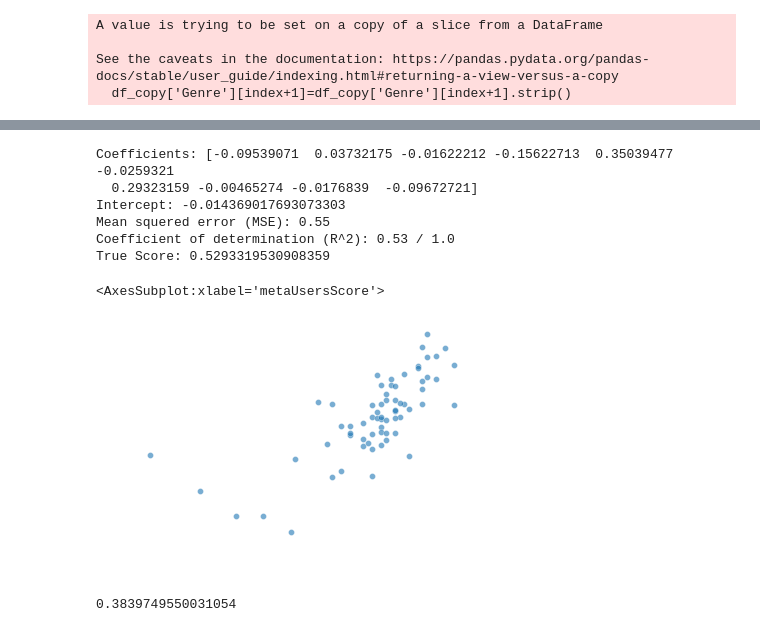
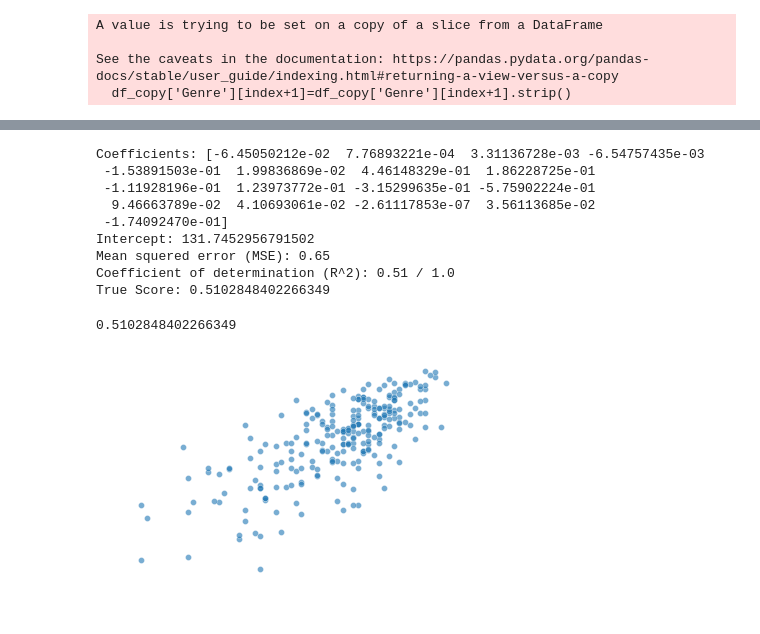
Before and after one commit to liorspidy/GamesGrade.Project, a Jupyter notebook: project.ipynb, the cells around one changed output, grey strips where cells are left out. Saved outputs shown, nothing was run; the diff lists cells and outputs as text; code cells hidden in the pictures.

```diff
--- a/project.ipynb
+++ b/project.ipynb
@@ -130,9 +203,5 @@ for pub in game_storage:
 # %%
-#creating the df:
-df=pd.DataFrame({'GameTitles':game_title , 'ReleaseYear':game_release_date , 'Price':game_price ,'Developer':clean_game_developers,
-                 'Publisher':clean_game_details , 'Genre':clean_game_details,'Franchise': clean_game_details,
-                 'Storage(GB)':clean_game_storage , 'SteamPositivePrecent':game_review , 'SteamUserReviews':game_review ,'Metascore':clean_game_metascore})
-df.index+=1
+df = pd.read_csv('rowDF.csv')
 
 #creating clean by word function:
 def clean_by_word(df_column , fromWord ,toWord , addons_list):
@@ -308,10 +376,15 @@ See the caveats in the documentation: https://pandas.pydata.org/pandas-docs/stab
 # %%
 #clean ReleaseYear:
+
 for index,x in enumerate(df['ReleaseYear']):
     counter = len(x)
     df['ReleaseYear'][index+1] = df['ReleaseYear'][index+1][counter-4:].strip()
     if df['ReleaseYear'][index+1] == '':
         df['ReleaseYear'][index+1] = 0
+    try:
+        n = int(df['ReleaseYear'][index+1])
+    except:
+        df['ReleaseYear'][index+1] = 0
 
 df['ReleaseYear'] = df['ReleaseYear'].astype(int)
 # %% [output]
@@ -492,0 +643,17 @@ df_copy.corr(method ='pearson')
+# %%
+#importimg the merged df:
+
+df_copy = pd.read_csv('mergedDF.csv')
+df_copy = df_copy.drop(columns=['Unnamed: 0'])
+df_copy.index+=1
+# %%
+#creating the num of labels column:
+
+df_copy['numOfLabels'] = 0
+
+count =0
+for x,v in enumerate(df_copy['SinglePlayer']):
+    count = df_copy['SinglePlayer'][x+1] + df_copy['onlineCo-op'][x+1] + df_copy['lanCo-op'][x+1] + df_copy['onlinePVP'][x+1] + df_copy['FullControllerSupport'] + df_copy['partialControllerSupport'][x+1] + df_copy['inAppPurchases'][x+1] + df_copy['MMO'][x+1] + df_copy['sharedSplitScreenPVP'][x+1]
+    df_copy['numOfLabels'][x+1] = count.values[0]
+    count = 0
+df_copy
@@ -640,46 +791,43 @@ memory usage: 26.1+ KB
 # %%
 final_df = df_copy.copy(deep=True)
-final_df = final_df.drop(columns=['GameTitles','Developer','Publisher','Franchise'])
+final_df = final_df.drop(columns=['GameTitles','Publisher','Developer','Franchise'])
 le=LabelEncoder()
 final_df['Genre'] = le.fit_transform(final_df['Genre'])
 #----------------------------------
 #normalizinig the new df:
 normalized_df=(final_df-final_df.mean())/final_df.std()
-normalized_df
 
 #fixing the final score:
-normalized_df['critic_users_ratio']=normalized_df['metaUsersScore']/normalized_df['Metascore']
-normalized_df['metaUsersScore_Storage_ratio']=normalized_df['metaUsersScore']/normalized_df['Storage(GB)']
-normalized_df['metaUsersScore_Genre_ratio']=normalized_df['metaUsersScore']/normalized_df['Genre']
+#final_df['metaUsersScore_Metascore_ratio']=final_df['numOfLabels']/final_df['SteamUserReviews']
 
 #creating the prediction:
-x_df = normalized_df.drop(columns=['metaUsersScore'])
-y_df = normalized_df['metaUsersScore']
+x_df = final_df.drop(columns=['metaUsersScore'])
+y_df = final_df['metaUsersScore']
 
 l = LinearRegression()
-x_train , x_test , y_train , y_test = train_test_split(x_df,y_df, test_size=0.2 , random_state = 4)
+x_train , x_test , y_train , y_test = train_test_split(x_df,y_df, test_size=0.2 , random_state = 8435)
 l.fit(x_train,y_train)
 pred = l.predict(x_test)
 
 print('Coefficients:',l.coef_)
 print('Intercept:',l.intercept_)
 print('Mean squered error (MSE): %.2f' % mean_squared_error(y_test , pred))
 print('Coefficient of determination (R^2): %.2f' % r2_score(y_test, pred),'/ 1.0')
 print('True Score:',l.score(x_test,y_test))
 #final plot:
 sns.scatterplot(y_test,pred,alpha=0.6)
 
+l.score(x_test,y_test)
 #----------------------------------------------
 # %% [output]
-Coefficients: [-0.09539071  0.03732175 -0.01622212 -0.15622713  0.35039477 -0.0259321
-  0.29323159 -0.00465274 -0.0176839  -0.09672721]
-Intercept: -0.014369017693073303
-Mean squered error (MSE): 0.55
-Coefficient of determination (R^2): 0.53 / 1.0
-True Score: 0.5293319530908359
+Coefficients: [-6.45050212e-02  7.76893221e-04  3.31136728e-03 -6.54757435e-03
+ -1.53891503e-01  1.99836869e-02  4.46148329e-01  1.86228725e-01
+ -1.11928196e-01  1.23973772e-01 -3.15299635e-01 -5.75902224e-01
+  9.46663789e-02  4.10693061e-02 -2.61117853e-07  3.56113685e-02
+ -1.74092470e-01]
+Intercept: 131.7452956791502
+Mean squered error (MSE): 0.65
+Coefficient of determination (R^2): 0.51 / 1.0
+True Score: 0.5102848402266349
-<AxesSubplot:xlabel='metaUsersScore'>
+0.5102848402266349
-[figure, old version]
+[figure, new version]
-# %%
-l.score(x_test,y_test)
-# %% [output]
-0.3839749550031054
```
Also changed, not shown: parts of 23 cells of this notebook.
